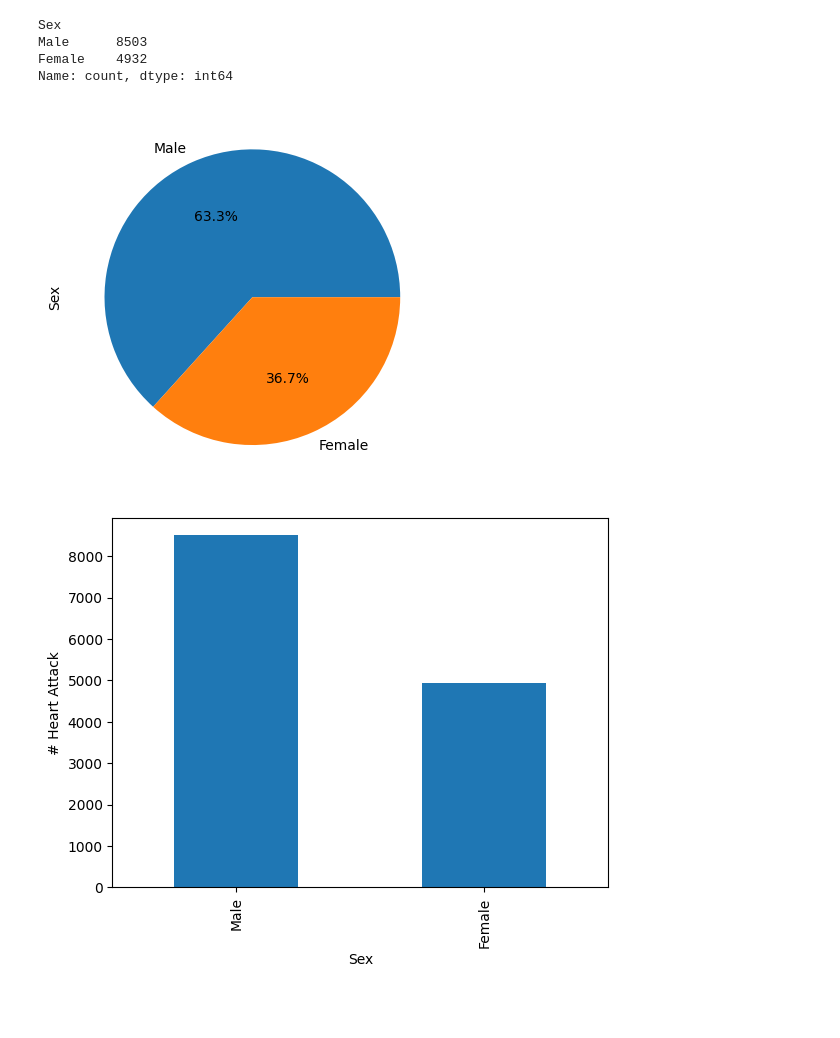
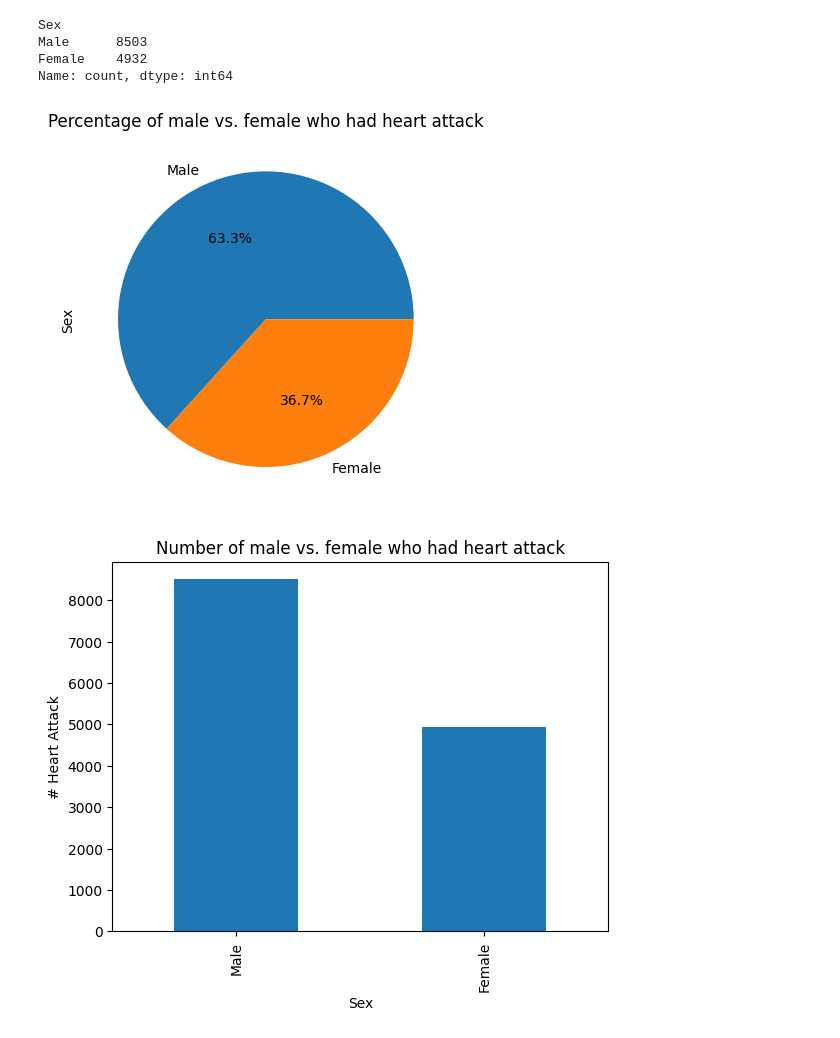
Before and after one commit to RickGrimesCodes/Project-1-GREEN-TEAM-, a Jupyter notebook: jupyterCode/Heart_Disease_male_vs_female.ipynb, the cells around one changed output. Saved outputs shown, nothing was run; the diff lists cells and outputs as text; code cells hidden in the pictures; blank space fills up the shorter version.

```diff
--- a/jupyterCode/Heart_Disease_male_vs_female.ipynb
+++ b/jupyterCode/Heart_Disease_male_vs_female.ipynb
@@ -73,15 +73,16 @@ Female    4932
 Name: count, dtype: int64
 # %%
 # Generate the pie plot for heart attack male vs.female
-pie_plot = heart_attack_male_vs_female.plot(kind='pie', ylabel='Sex', autopct='%1.1f%%')
+pie_plot = heart_attack_male_vs_female.plot(kind='pie', ylabel='Sex', autopct='%1.1f%%',
+                                            title="Percentage of male vs. female who had heart attack")
 plt.savefig("../visualizations/male_female_pieplot.png")
 # %% [output]
-[figure, old version]
+[figure, new version]
 # %%
 # Generate a bar plot showing the number of heart attacks in male vs female.
-bar_chart = heart_attack_male_vs_female.plot(kind='bar', ylabel='# Heart Attack')
+bar_chart = heart_attack_male_vs_female.plot(kind='bar', ylabel='# Heart Attack', title="Number of male vs. female who had heart attack")
 plt.savefig("../visualizations/male_female_barchart.png")
 # %% [output]
-[figure, old version]
+[figure, new version]
 # %%
 # Generate the pie plot for Smoker Status of male vs. female.
```
Also changed, not shown: parts of 4 cells of this notebook.
